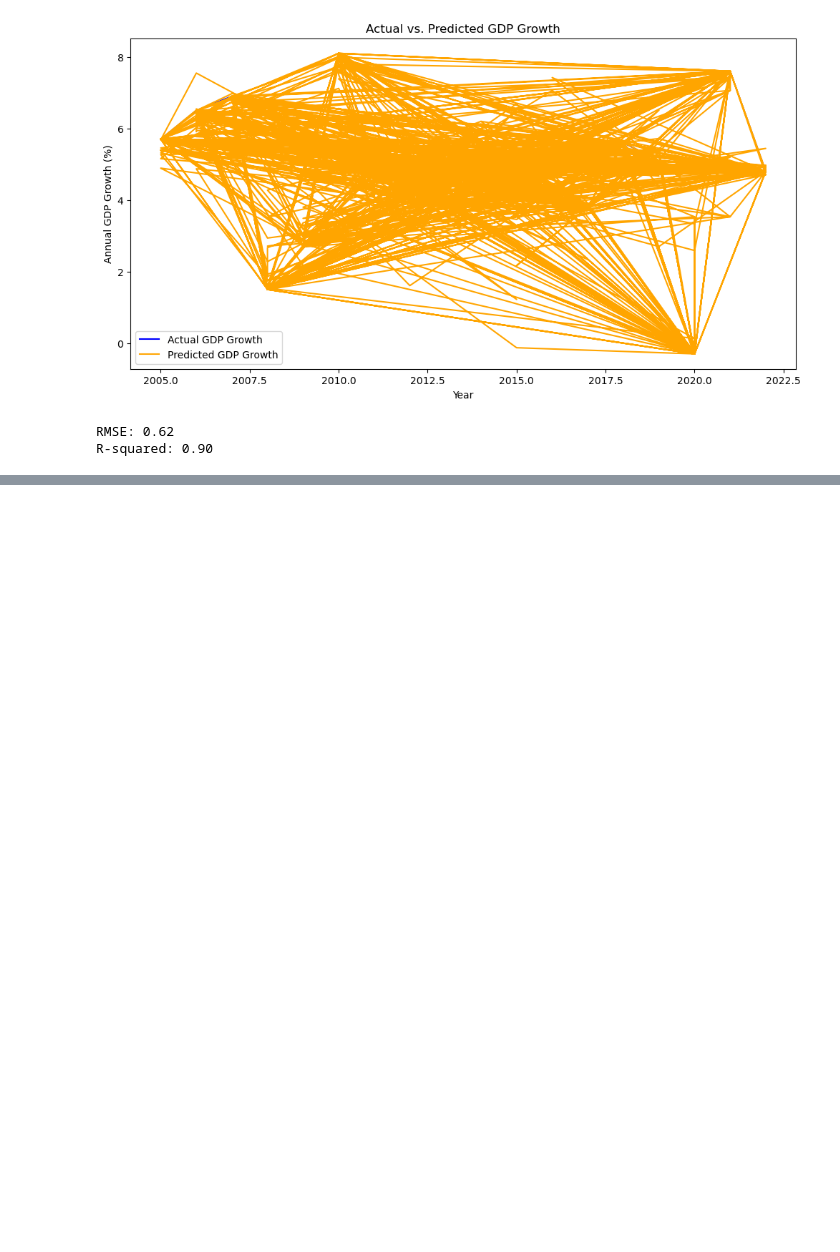
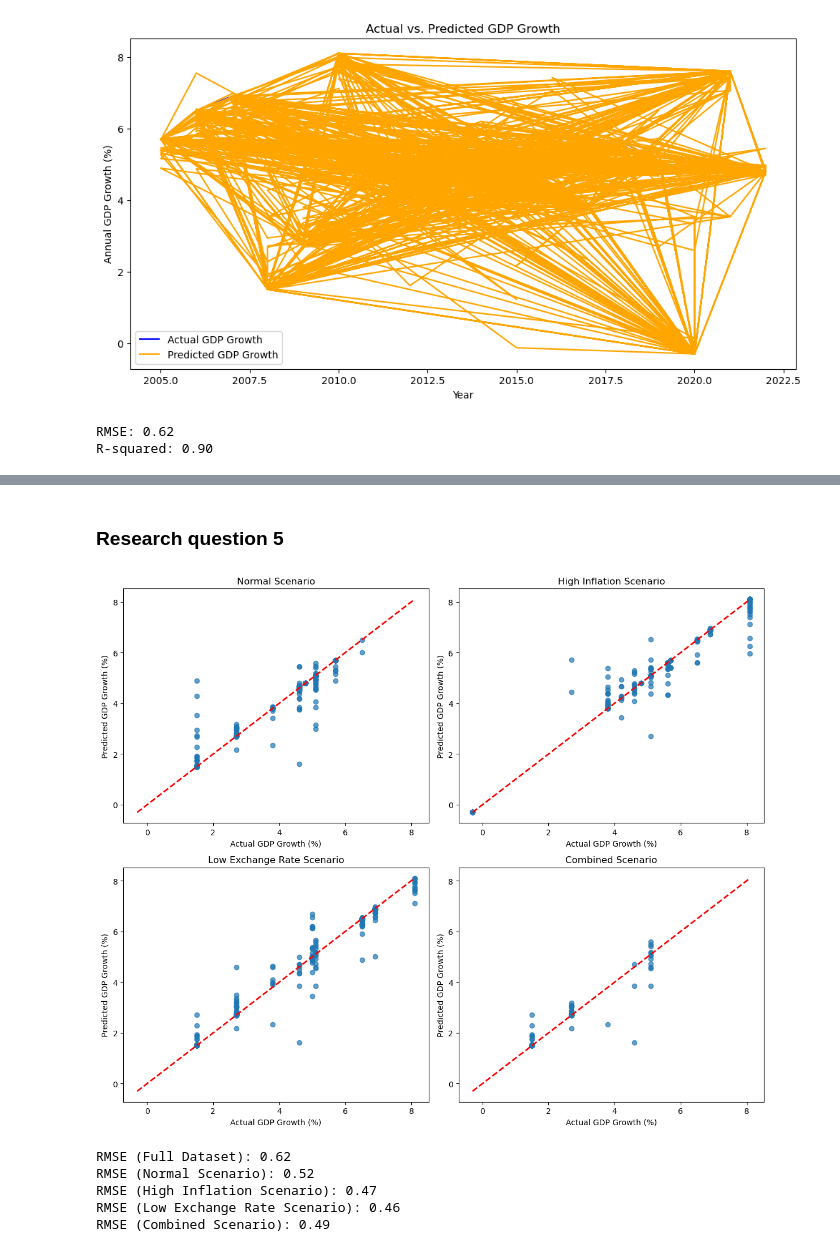
Before and after one commit to MadScie254/Phase-3-project-modelling, a Jupyter notebook: Research_Questions.ipynb, the cells around one changed output, grey strips where cells are left out. Drawn from its saved outputs; the diff is of its cells as text; code cells hidden in the pictures; blank space fills up the shorter version.

Commit message:
Minor Changes on the Research_Qestions
Added a few plots

```diff
--- a/Research_Questions.ipynb
+++ b/Research_Questions.ipynb
@@ -292,0 +295,63 @@ The provided RMSE and R-squared values indicate that the predictive model you de
+# %% [markdown]
+### Research question 5
+# %%
+import pandas as pd
+import numpy as np
+import matplotlib.pyplot as plt
+from sklearn.model_selection import train_test_split
+from sklearn.ensemble import RandomForestRegressor
+from sklearn.metrics import mean_squared_error
+
+# Load the merged and engineered dataset
+merged_data = pd.read_csv("Merged_and_Engineered_Data.csv")
+
+# Separate features and target variable
+X = merged_data[['12-Month Inflation', 'Exchange_Rate_Variability']]
+y = merged_data['Annual GDP growth (%)']
+
+# Split the data into training and testing sets
+X_train, X_test, y_train, y_test = train_test_split(X, y, test_size=0.2, random_state=42)
+
+# Initialize and train a Random Forest Regressor model
+model = RandomForestRegressor(random_state=42)
+model.fit(X_train, y_train)
+
+# Make predictions for the testing set
+y_pred = model.predict(X_test)
+
+# Calculate RMSE for the entire dataset
+rmse_full = np.sqrt(mean_squared_error(y_test, y_pred))
+
+# Create scatter plots for different scenarios
+scenarios = ['Normal', 'High Inflation', 'Low Exchange Rate', 'Combined']
+conditions = [
+    (X_test['12-Month Inflation'] >= np.percentile(X_test['12-Month Inflation'], 75)),
+    (X_test['12-Month Inflation'] <= np.percentile(X_test['12-Month Inflation'], 25)),
+    (X_test['Exchange_Rate_Variability'] <= np.percentile(X_test['Exchange_Rate_Variability'], 25)),
+    (X_test['12-Month Inflation'] >= np.percentile(X_test['12-Month Inflation'], 75)) & (X_test['Exchange_Rate_Variability'] <= np.percentile(X_test['Exchange_Rate_Variability'], 25))
+]
+
+plt.figure(figsize=(12, 10))
+for i, cond in enumerate(conditions):
+    plt.subplot(2, 2, i+1)
+    plt.scatter(y_test[cond], y_pred[cond], alpha=0.7)
+    plt.plot([min(y_test), max(y_test)], [min(y_test), max(y_test)], '--', color='red', linewidth=2)
+    plt.title(f'{scenarios[i]} Scenario')
+    plt.xlabel('Actual GDP Growth (%)')
+    plt.ylabel('Predicted GDP Growth (%)')
+
+plt.tight_layout()
+plt.show()
+
+# Print RMSE for different scenarios
+print(f"RMSE (Full Dataset): {rmse_full:.2f}")
+for i, cond in enumerate(conditions):
+    rmse_scenario = np.sqrt(mean_squared_error(y_test[cond], y_pred[cond]))
+    print(f"RMSE ({scenarios[i]} Scenario): {rmse_scenario:.2f}")
+# %% [output]
+[figure, added]
+RMSE (Full Dataset): 0.62
+RMSE (Normal Scenario): 0.52
+RMSE (High Inflation Scenario): 0.47
+RMSE (Low Exchange Rate Scenario): 0.46
+RMSE (Combined Scenario): 0.49
```
Also changed, not shown: parts of 6 cells of this notebook.
